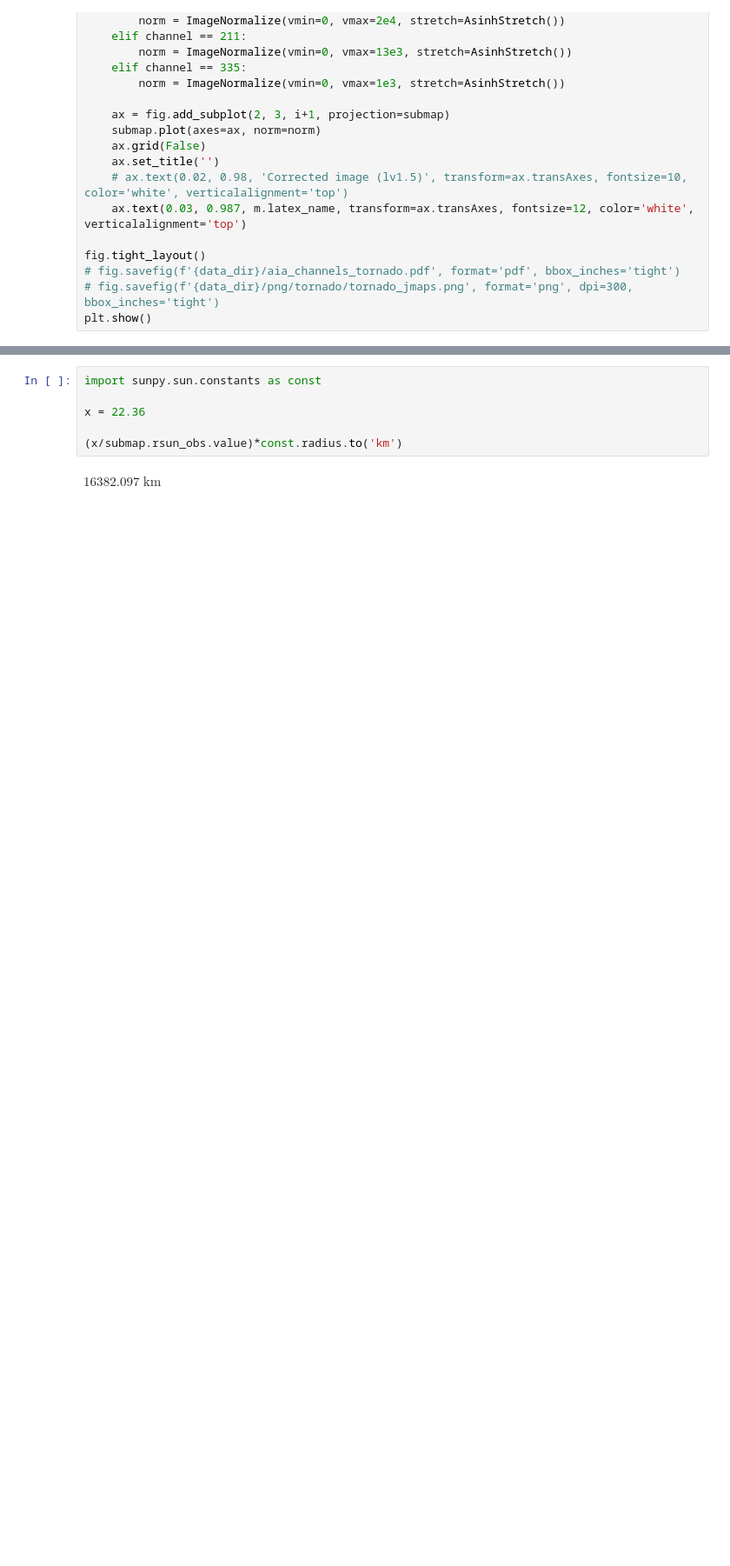
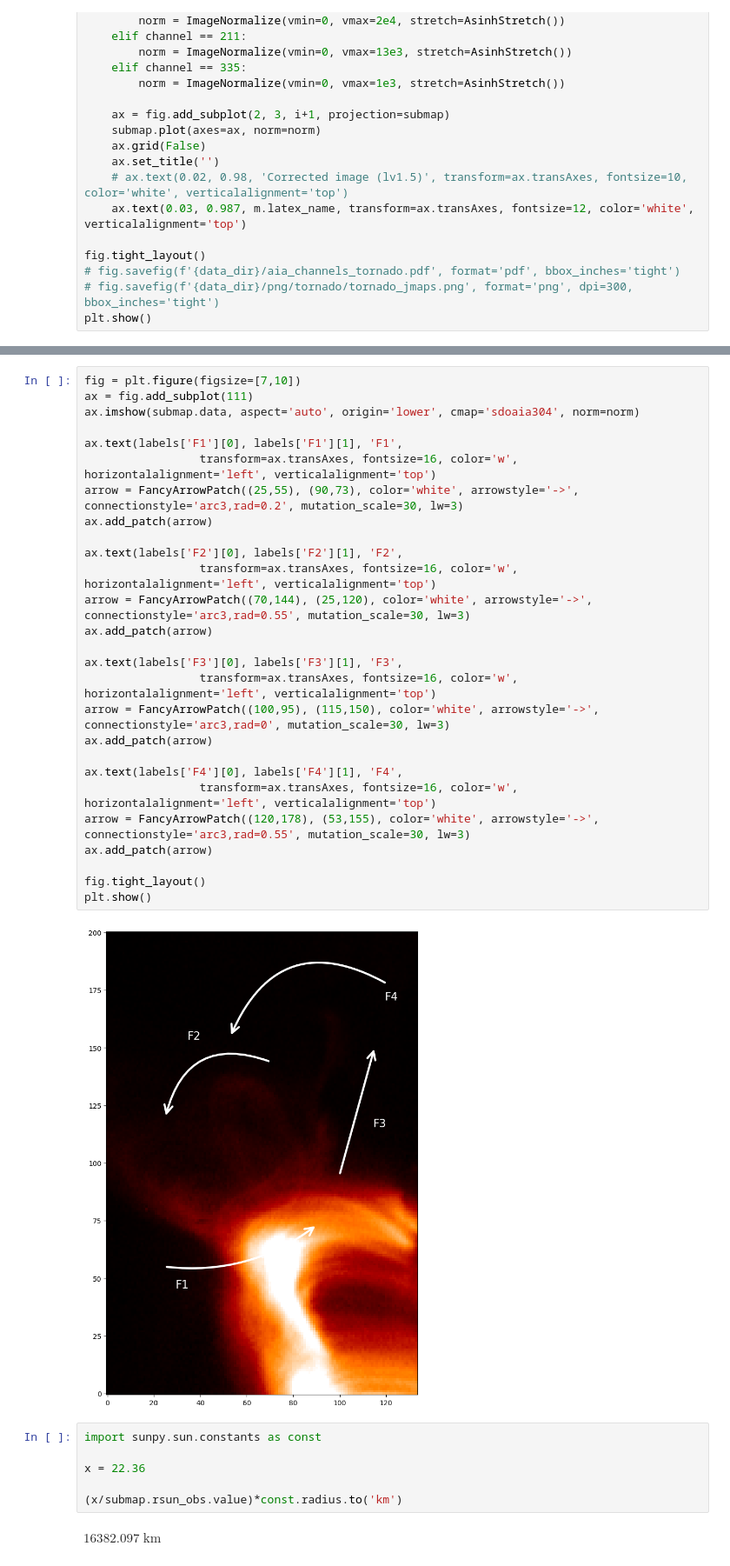
Before and after one commit to MohamedNedal/dias_work, a Jupyter notebook: tornado_snapshots.ipynb, the cells around one changed output, grey strips where cells are left out. Shown at 87% size. Cells and saved outputs as stored; diff of their text form; blank space fills up the shorter version.

```diff
--- a/tornado_snapshots.ipynb
+++ b/tornado_snapshots.ipynb
@@ -160,3 +150,32 @@ plt.show()
+# %%
+fig = plt.figure(figsize=[7,10])
+ax = fig.add_subplot(111)
+ax.imshow(submap.data, aspect='auto', origin='lower', cmap='sdoaia304', norm=norm)
+
+ax.text(labels['F1'][0], labels['F1'][1], 'F1',
+                 transform=ax.transAxes, fontsize=16, color='w', horizontalalignment='left', verticalalignment='top')
+arrow = FancyArrowPatch((25,55), (90,73), color='white', arrowstyle='->', connectionstyle='arc3,rad=0.2', mutation_scale=30, lw=3)
+ax.add_patch(arrow)
+
+ax.text(labels['F2'][0], labels['F2'][1], 'F2',
+                 transform=ax.transAxes, fontsize=16, color='w', horizontalalignment='left', verticalalignment='top')
+arrow = FancyArrowPatch((70,144), (25,120), color='white', arrowstyle='->', connectionstyle='arc3,rad=0.55', mutation_scale=30, lw=3)
+ax.add_patch(arrow)
+
+ax.text(labels['F3'][0], labels['F3'][1], 'F3',
+                 transform=ax.transAxes, fontsize=16, color='w', horizontalalignment='left', verticalalignment='top')
+arrow = FancyArrowPatch((100,95), (115,150), color='white', arrowstyle='->', connectionstyle='arc3,rad=0', mutation_scale=30, lw=3)
+ax.add_patch(arrow)
+
+ax.text(labels['F4'][0], labels['F4'][1], 'F4',
+                 transform=ax.transAxes, fontsize=16, color='w', horizontalalignment='left', verticalalignment='top')
+arrow = FancyArrowPatch((120,178), (53,155), color='white', arrowstyle='->', connectionstyle='arc3,rad=0.55', mutation_scale=30, lw=3)
+ax.add_patch(arrow)
+
+fig.tight_layout()
+plt.show()
+# %% [output]
+[figure, added]
 # %%
 import sunpy.sun.constants as const
 
```
Also changed, not shown: parts of 6 cells of this notebook.
